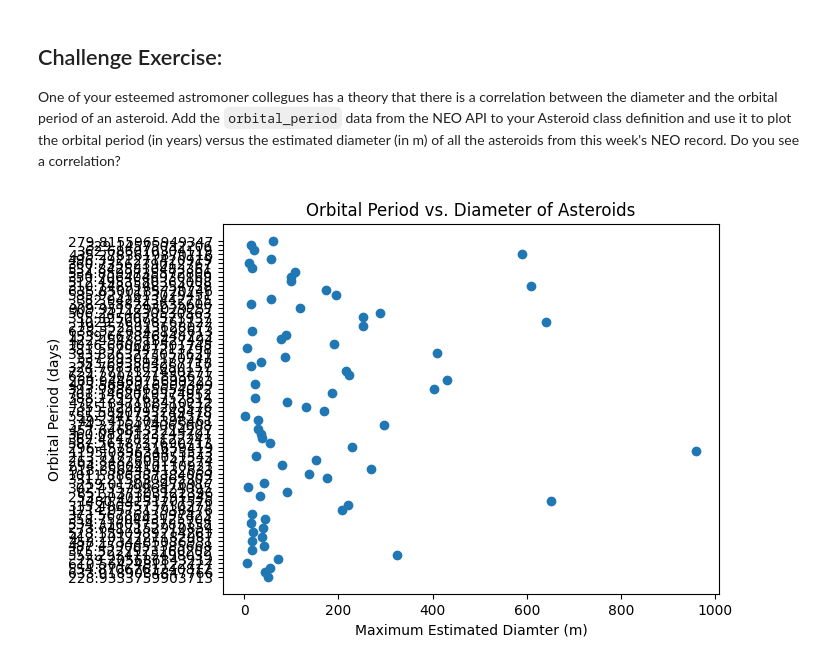
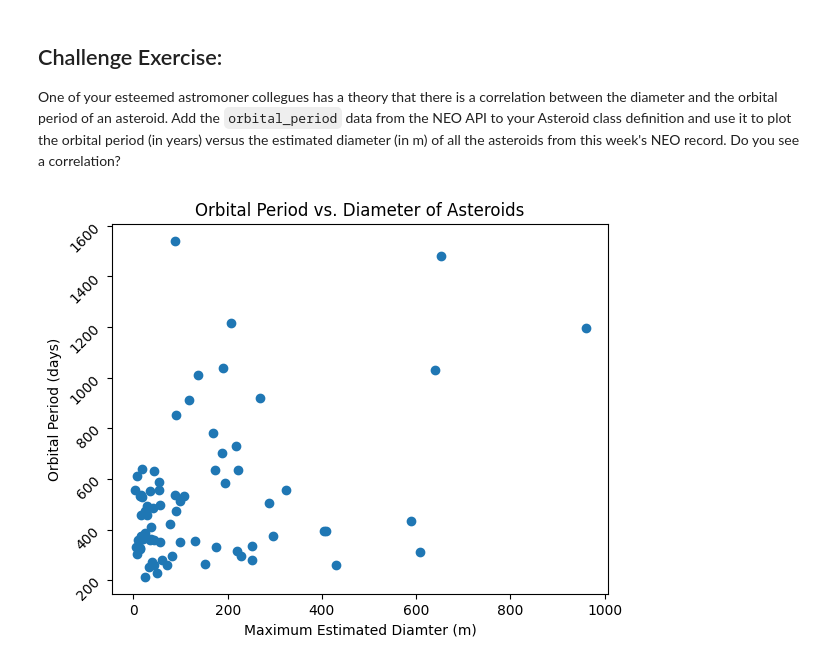
Before and after one commit to Mathias1232/comp215, a Jupyter notebook: labs/lab03-classes.ipynb, the cells around one changed output. Saved outputs shown, nothing was run; the diff lists cells and outputs as text; code cells hidden in the pictures.

```diff
--- a/labs/lab03-classes.ipynb
+++ b/labs/lab03-classes.ipynb
@@ -150,7 +150,7 @@ class Asteroid:
         name = neo['name'],
         diameter = neo['estimated_diameter']['meters']['estimated_diameter_max'],
         hazardous = neo['is_potentially_hazardous_asteroid'],
-        period = neo['orbital_data']['orbital_period']
+        period = round(float(neo['orbital_data']['orbital_period']), 1)
 
       )
 
@@ -176,15 +176,18 @@ plt.show()
 One of your esteemed astromoner collegues has a theory that there is a correlation between the diameter and the orbital period of an asteroid.  Add the `orbital_period` data from the NEO API to your Asteroid class definition and use it to plot the orbital period (in years) versus the estimated diameter (in m) of all the asteroids from this week's NEO record.  Do you see a correlation?
 # %%
 # Ex. Challenge your code here
+import numpy as np
 listAsteroid = [Asteroid.from_NEO(item['id']) for item in neosList]
 
 y = [item.period for item in listAsteroid]
 x = [item.diameter for item in listAsteroid]
 
 plt.scatter(x, y)
 plt.xlabel('Maximum Estimated Diamter (m)')
 plt.ylabel('Orbital Period (days)')
 plt.title('Orbital Period vs. Diameter of Asteroids')
+plt.yticks(rotation=45)
+yticks = np.linspace(min(y), max(y), 10)
 plt.show()
 # %% [output]
-[figure, old version]
+[figure, new version]
```
